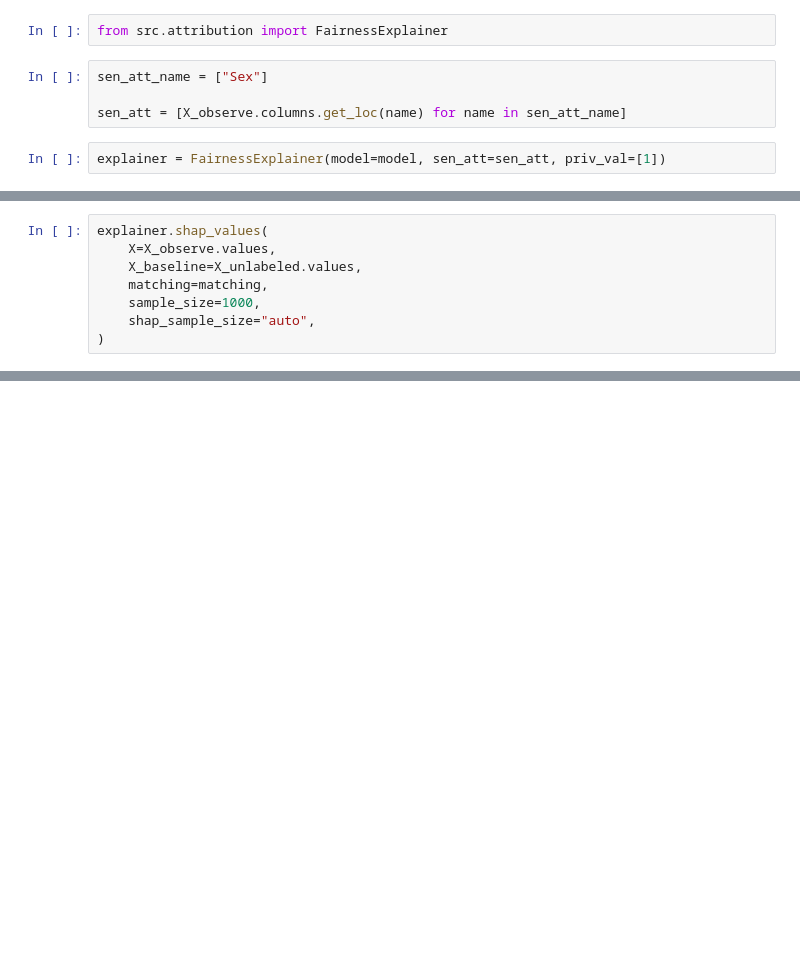
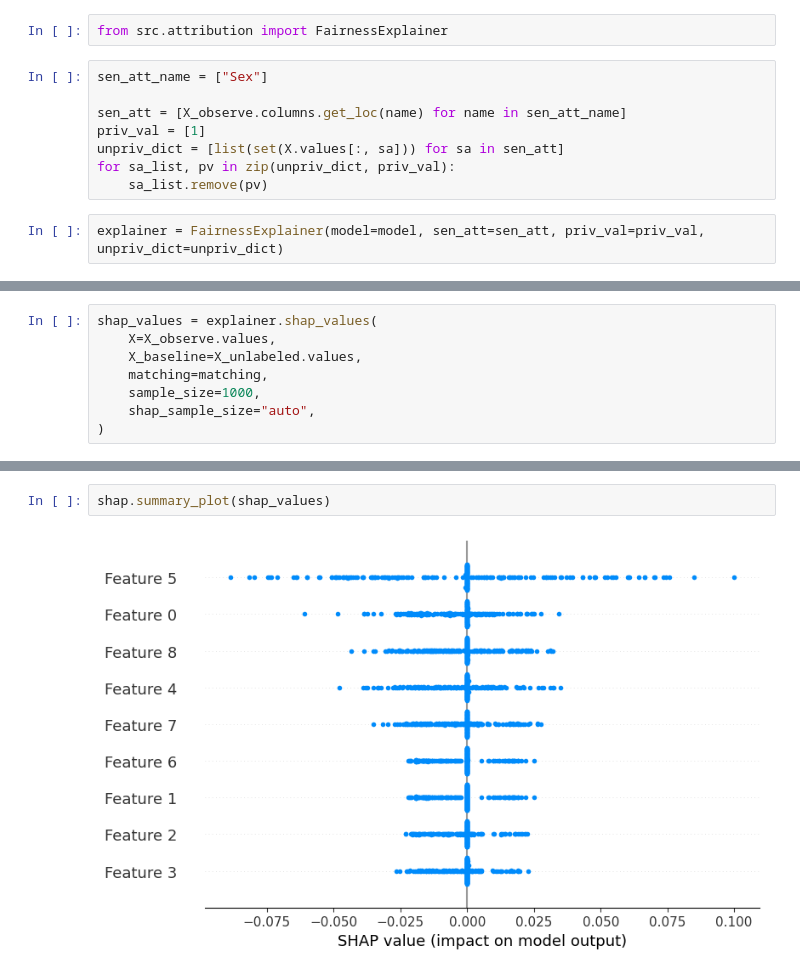
Before and after one commit to youlei202/FairSHAP, a Jupyter notebook: poc_german_credit.ipynb, the cells around one changed output, grey strips where cells are left out. Cells and saved outputs as stored; diff of their text form; blank space fills up the shorter version.

```diff
--- a/poc_german_credit.ipynb
+++ b/poc_german_credit.ipynb
@@ -117,5 +117,9 @@ from src.attribution import FairnessExplainer
 sen_att_name = ["Sex"]
 
 sen_att = [X_observe.columns.get_loc(name) for name in sen_att_name]
+priv_val = [1]
+unpriv_dict = [list(set(X.values[:, sa])) for sa in sen_att]
+for sa_list, pv in zip(unpriv_dict, priv_val):
+    sa_list.remove(pv)
 # %%
-explainer = FairnessExplainer(model=model, sen_att=sen_att, priv_val=[1])
+explainer = FairnessExplainer(model=model, sen_att=sen_att, priv_val=priv_val, unpriv_dict=unpriv_dict)
@@ -122,5 +142,5 @@ explainer = FairnessExplainer(model=model, sen_att=sen_att, priv_val=[1])
 # %%
-explainer.shap_values(
+shap_values = explainer.shap_values(
     X=X_observe.values,
     X_baseline=X_unlabeled.values,
     matching=matching,
@@ -147,0 +157,4 @@ array([[[ 0.00000000e+00,  0.00000000e+00],
+# %%
+shap.summary_plot(shap_values)
+# %% [output]
+[figure, added]
```
Also changed, not shown: parts of 3 cells of this notebook, 2 other files.
